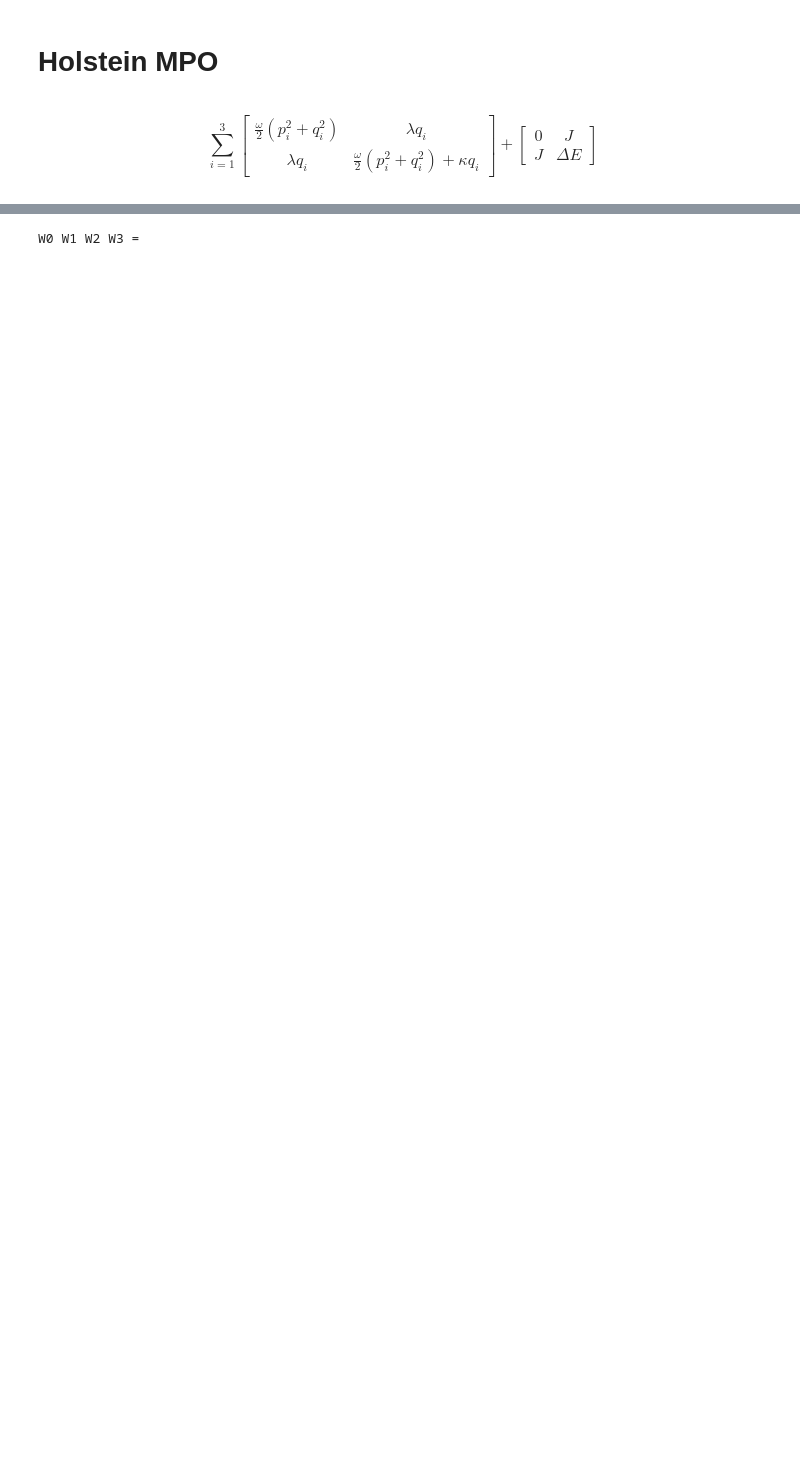
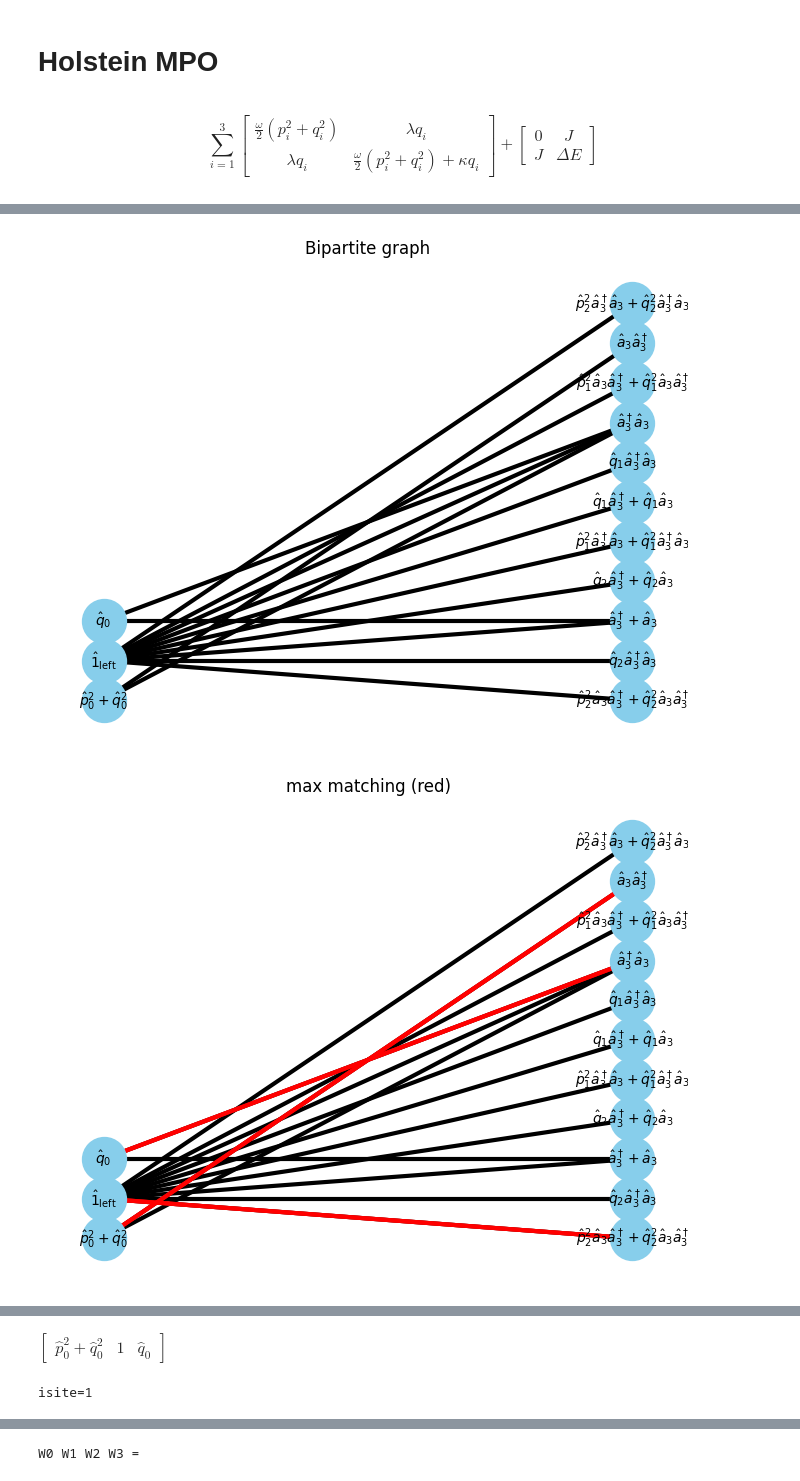
Before and after one commit to KenHino/PyMPO, a Jupyter notebook: docs/example/autompo-sym-holstein.ipynb, the cells around one changed output, grey strips where cells are left out. Saved outputs shown, nothing was run; the diff lists cells and outputs as text; code cells hidden in the pictures; blank space fills up the shorter version.

```diff
--- a/docs/example/autompo-sym-holstein.ipynb
+++ b/docs/example/autompo-sym-holstein.ipynb
@@ -69,3 +69,65 @@ Holstein = Holstein.simplify()  # This method find concatenatable operator in ad
 display(Holstein.symbol)
 # %% [output]
 $\displaystyle J \left(\hat{a}^\dagger_3 + \hat{a}_3\right) + \Delta E \hat{a}^\dagger_3 \hat{a}_3 + \kappa \hat{q}_0 \hat{a}^\dagger_3 \hat{a}_3 + \kappa \hat{q}_1 \hat{a}^\dagger_3 \hat{a}_3 + \kappa \hat{q}_2 \hat{a}^\dagger_3 \hat{a}_3 + \lambda \hat{q}_0 \left(\hat{a}^\dagger_3 + \hat{a}_3\right) + \lambda \hat{q}_1 \left(\hat{a}^\dagger_3 + \hat{a}_3\right) + \lambda \hat{q}_2 \left(\hat{a}^\dagger_3 + \hat{a}_3\right) + \frac{\omega \left(\hat{p}^2_0 + \hat{q}^2_0\right) \hat{a}^\dagger_3 \hat{a}_3}{2} + \frac{\omega \left(\hat{p}^2_0 + \hat{q}^2_0\right) \hat{a}_3 \hat{a}^\dagger_3}{2} + \frac{\omega \left(\hat{p}^2_1 + \hat{q}^2_1\right) \hat{a}^\dagger_3 \hat{a}_3}{2} + \frac{\omega \left(\hat{p}^2_1 + \hat{q}^2_1\right) \hat{a}_3 \hat{a}^\dagger_3}{2} + \frac{\omega \left(\hat{p}^2_2 + \hat{q}^2_2\right) \hat{a}^\dagger_3 \hat{a}_3}{2} + \frac{\omega \left(\hat{p}^2_2 + \hat{q}^2_2\right) \hat{a}_3 \hat{a}^\dagger_3}{2}$
+# %%
+from pympo import (
+    OpSite,
+    SumOfProducts,
+    assign_core,
+    get_UVE,
+    show_assigns,
+    show_bipartite,
+    show_maximal_matching,
+    show_min_vertex_cover,
+)
+Hamiltonian = Holstein
+W_assigns: list[list[int]] = [
+    [k for _ in range(Hamiltonian.ndim)] for k in range(Hamiltonian.nops)
+]
+coef_site: list[int] = [Hamiltonian.ndim - 1 for _ in range(Hamiltonian.nops)]
+W: list[sympy.Basic] = []
+U, V, E, E_assigns = get_UVE(Hamiltonian, W_assigns, 0)
+G, pos = show_bipartite(U, V, E)
+max_matching = show_maximal_matching(G, pos)
+min_vertex_cover = show_min_vertex_cover(G, pos, max_matching)
+Unew, Wi = assign_core(
+    min_vertex_cover=min_vertex_cover,
+    U=U,
+    V=V,
+    E=E,
+    operators=Hamiltonian,
+    isite=0,
+    W_assigns=W_assigns,
+    E_assigns=E_assigns,
+    coef_site=coef_site,
+    visualize=True,
+)
+W.append(Wi)
+display(*W)
+
+for isite in range(1, Hamiltonian.ndim):
+    print(f"{isite=}")
+    U, V, E, E_assigns = get_UVE(Hamiltonian, W_assigns, isite, Unew)
+    G, pos = show_bipartite(U, V, E)
+    max_matching = show_maximal_matching(G, pos)
+    min_vertex_cover = show_min_vertex_cover(G, pos, max_matching)
+    Unew, Wi = assign_core(
+        min_vertex_cover=min_vertex_cover,
+        U=U,
+        V=V,
+        E=E,
+        operators=Hamiltonian,
+        isite=isite,
+        W_assigns=W_assigns,
+        E_assigns=E_assigns,
+        coef_site=coef_site,
+        visualize=True,
+    )
+    W.append(Wi)
+    display(*W)
+    W_prod = sympy.Mul(*W)
+    print(*[f"W{i}" for i in range(isite + 1)], "=")
+    display(W_prod.expand())
+# %% [output]
+[figure, added]
+[figure, added]
@@ -71,0 +139,2 @@ $\displaystyle J \left(\hat{a}^\dagger_3 + \hat{a}_3\right) + \Delta E \hat{a}^\
+$\displaystyle \left[\begin{matrix}\hat{p}^2_0 + \hat{q}^2_0 & 1 & \hat{q}_0\end{matrix}\right]$
+isite=1
```
Also changed, not shown: parts of 5 cells of this notebook, 19 other files.
